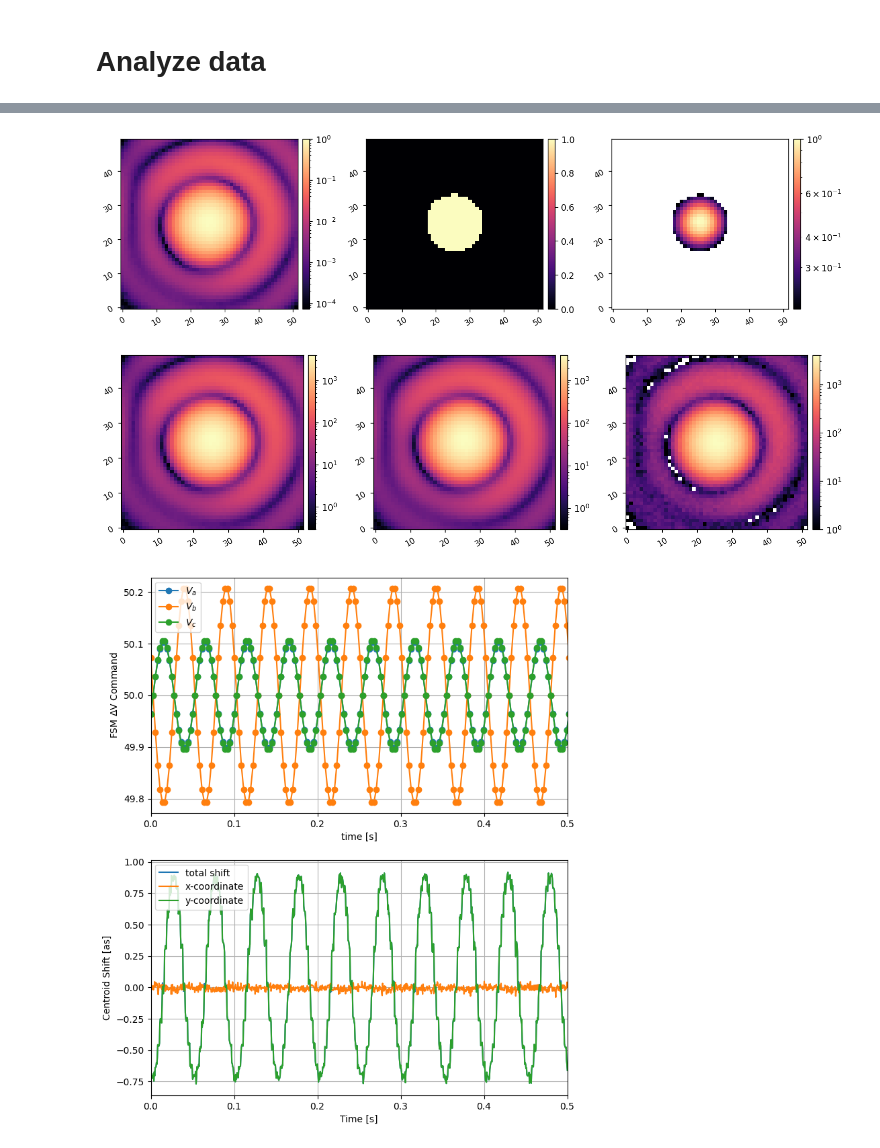
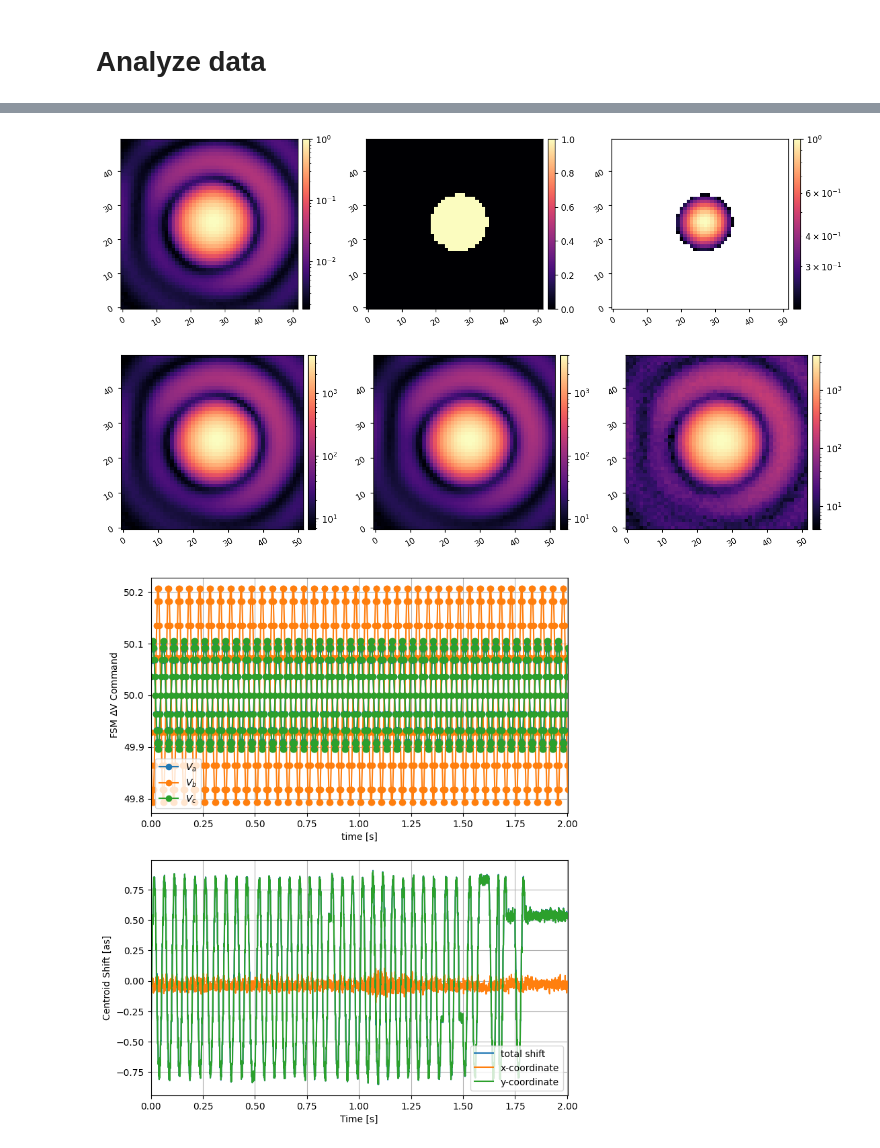
Before and after one commit to nick-lambert/fsm-exps, a Jupyter notebook: test_sin_wave_tilt.ipynb, the cells around one changed output, grey strips where cells are left out. Drawn from its saved outputs; the diff is of its cells as text; code cells hidden in the pictures.

```diff
--- a/test_sin_wave_tilt.ipynb
+++ b/test_sin_wave_tilt.ipynb
@@ -53,7 +54,7 @@ v_bias = np.array([[50,50,50]]).T
 reload(cam_utils)
 cam = cam_utils.CAM('campupil')
 # %%
-npsf = 32
+npsf = 50
 cam.set_roi(575, 900, npsf, client0)
 # %%
 cam.set_exptime(0.0001, client0)
@@ -182,7 +178,8 @@ exp_path = Path(f'{cwd}/data/{exp_dir}')
 # %%
+reload(telem)
 
-cam_data_fnames = sorted(glob.glob(str(cam_data_path/'campupil*20250206*.fits')))
-fsm_data_fnames = sorted(glob.glob(str(fsm_data_path/'dm00disp*20250206*.fits')))
+cam_data_fnames = telem.get_fnames(cam_data_path/'campupil*20250211*.fits')
+fsm_data_fnames = telem.get_fnames(fsm_data_path/'dm00disp*20250211*.fits')
 
-fsm_data_fnames[0]
+fsm_data_fnames[0], cam_data_fnames[0]
 # %% [output]
@@ -253,10 +250,10 @@ plt.plot(fsm_time_steps)
 cthresh = 0.2
 
 xmax = rel_fsm_times.max()
-xmax = 0.5
+# xmax = 0.5
 
 N = len(cam_data_fnames)
-frame0 = utils.load_fits(str(exp_path/'campupil_0.fits'))
+frame0 = utils.load_fits(str(cam_data_path/'campupil_0.fits'))
 cen_0 = utils.centroid(frame0.astype(float), thresh=cthresh, plot=True)
 mean_frame = np.mean(frames, axis=0)
 imshow3(frame0, mean_frame, frames[0], lognorm=True)
@@ -279,34 +276,34 @@ total_shift_as = total_shift_pix * as_per_pix
 
 fig = plt.figure(figsize=(8,10))
 plt.subplot(211)
 plt.plot(rel_fsm_times, fsm_commands[:,0], '-o', label='$V_a$')
 plt.plot(rel_fsm_times, fsm_commands[:,1], '-o', label='$V_b$')
 plt.plot(rel_fsm_times, fsm_commands[:,2], '-o', label='$V_c$')
 plt.ylabel('FSM $\Delta$V Command')
 plt.xlabel('time [s]')
 plt.xlim([0, xmax])
 # plt.xlim([0, 1])
 plt.grid()
 plt.legend()
 
 plt.subplot(212)
 # plt.plot(rel_cam_times, total_shift_pix, label='total shift')
 # plt.plot(rel_cam_times, shift_pix[:,0], label='x-coordinate')
 # plt.plot(rel_cam_times, shift_pix[:,1], label='y-coordinate')
 # plt.ylabel('Centroid Shift [pixels]')
 plt.plot(rel_cam_times, total_shift_as, label='total shift')
 plt.plot(rel_cam_times, shift_as[:,0], label='x-coordinate')
 plt.plot(rel_cam_times, shift_as[:,1], label='y-coordinate')
 plt.ylabel('Centroid Shift [as]')
 plt.xlabel('Time [s]')
 plt.xlim([0, xmax])
 # plt.xlim([0, 1])
 plt.grid()
 plt.legend()
 
 plt.show()
 # %% [output]
-[figure, old version]
+[figure, new version]
-[figure, old version]
+[figure, new version]
-[figure, old version]
+[figure, new version]
 # %%
```
Also changed, not shown: parts of 15 cells of this notebook, 3 other files.
